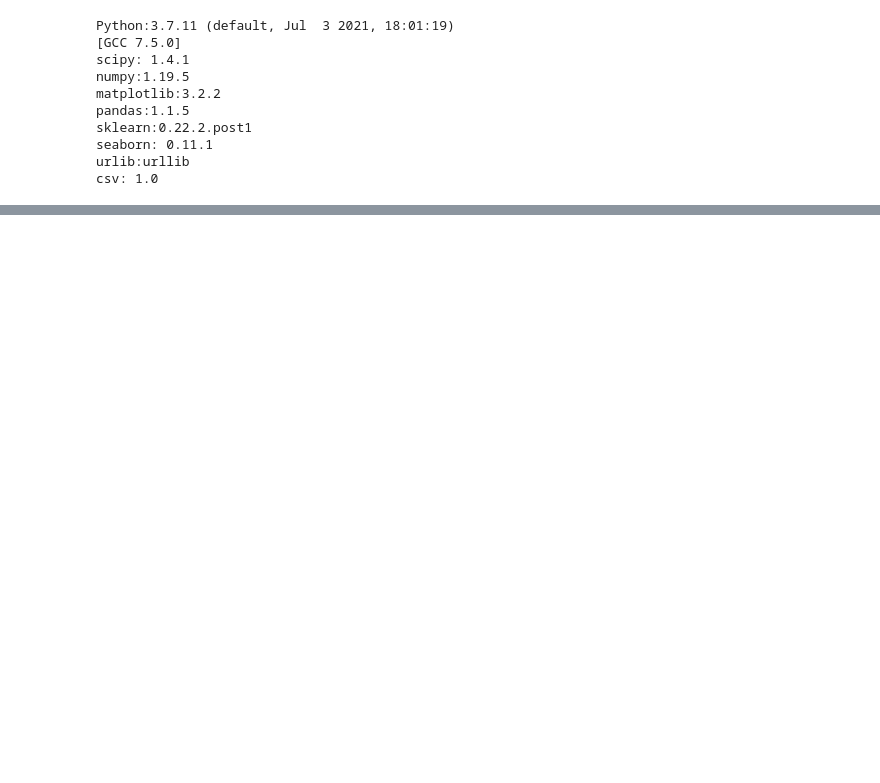
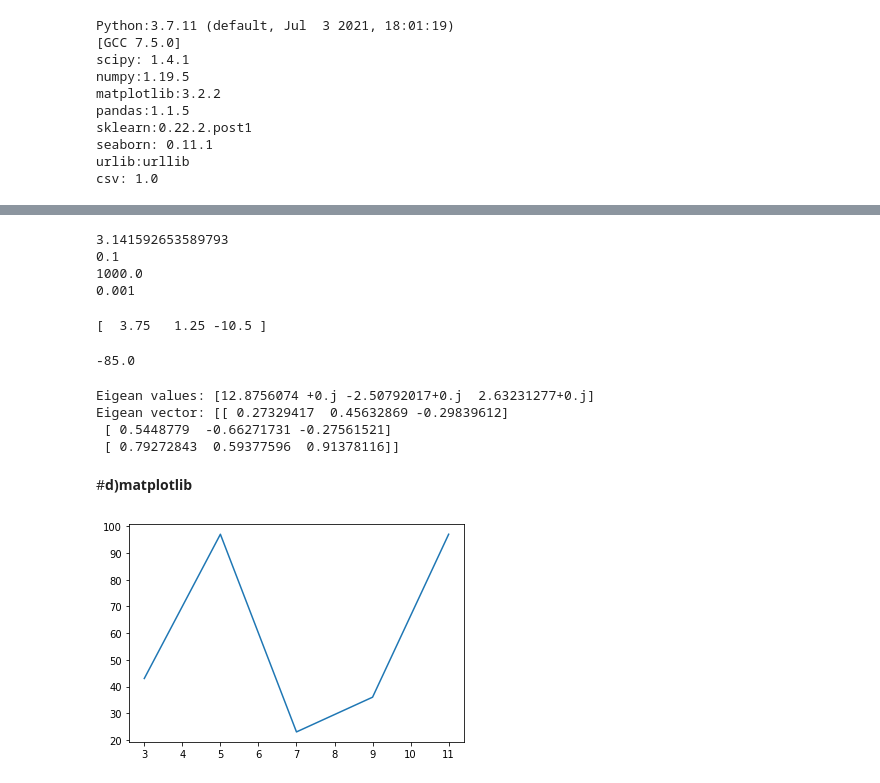
Before and after one commit to 19A21B0553/Python-Programming-Lab, a Jupyter notebook: Copy_of_R19_Python_Programming_Lab.ipynb, the cells around one changed output, grey strips where cells are left out. Cells and saved outputs as stored; diff of their text form; code cells hidden in the pictures; blank space fills up the shorter version.

```diff
--- a/Copy_of_R19_Python_Programming_Lab.ipynb
+++ b/Copy_of_R19_Python_Programming_Lab.ipynb
@@ -1268,0 +1419,51 @@ csv: 1.0
+# %%
+from scipy import constants
+print(constants.pi)
+print(constants.deci)
+print(constants.kilo)
+print(constants.milli)
+# %% [output]
+3.141592653589793
+0.1
+1000.0
+0.001
+# %%
+from scipy import linalg
+import numpy as np
+x=np.array([[2,4,1],[7,5,3],[4,2,1]])
+y=np.array([2,1,7])
+z=linalg.solve(x,y)
+print(z)
+# %% [output]
+[  3.75   1.25 -10.5 ]
+# %%
+from scipy import linalg
+import numpy as np
+A=np.array([[2,4,1],[7,5,3],[2,9,6]])
+x=linalg.det(A)
+print(x)
+# %% [output]
+-85.0
+# %%
+from scipy import linalg
+import numpy as np
+A=np.array([[2,4,1],[7,5,3],[2,9,6]])
+x,y=linalg.eig(A)
+print("Eigean values:",x)
+print("Eigean vector:",y)
+# %% [output]
+Eigean values: [12.8756074 +0.j -2.50792017+0.j  2.63231277+0.j]
+Eigean vector: [[ 0.27329417  0.45632869 -0.29839612]
+ [ 0.5448779  -0.66271731 -0.27561521]
+ [ 0.79272843  0.59377596  0.91378116]]
+# %% [markdown]
+#**d)matplotlib**
+# %%
+import matplotlib.pyplot as mtp
+import numpy as np
+x=np.array([3,5,7,9,11])
+y=np.array([43,97,23,36,97])
+mtp.plot(x,y)
+mtp.show()
+# %% [output]
+[figure, added]
```
Also changed, not shown: parts of 34 cells of this notebook.
